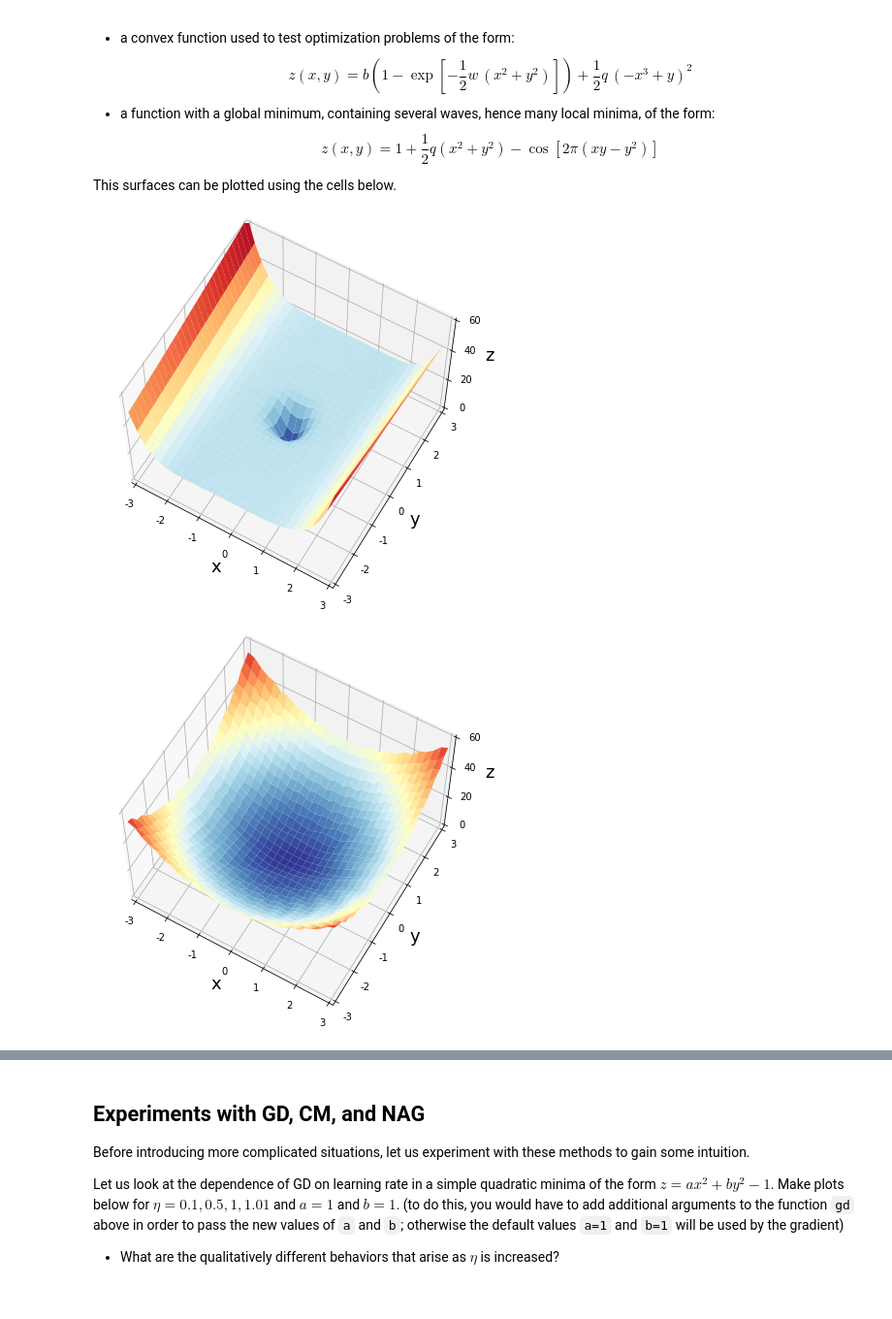
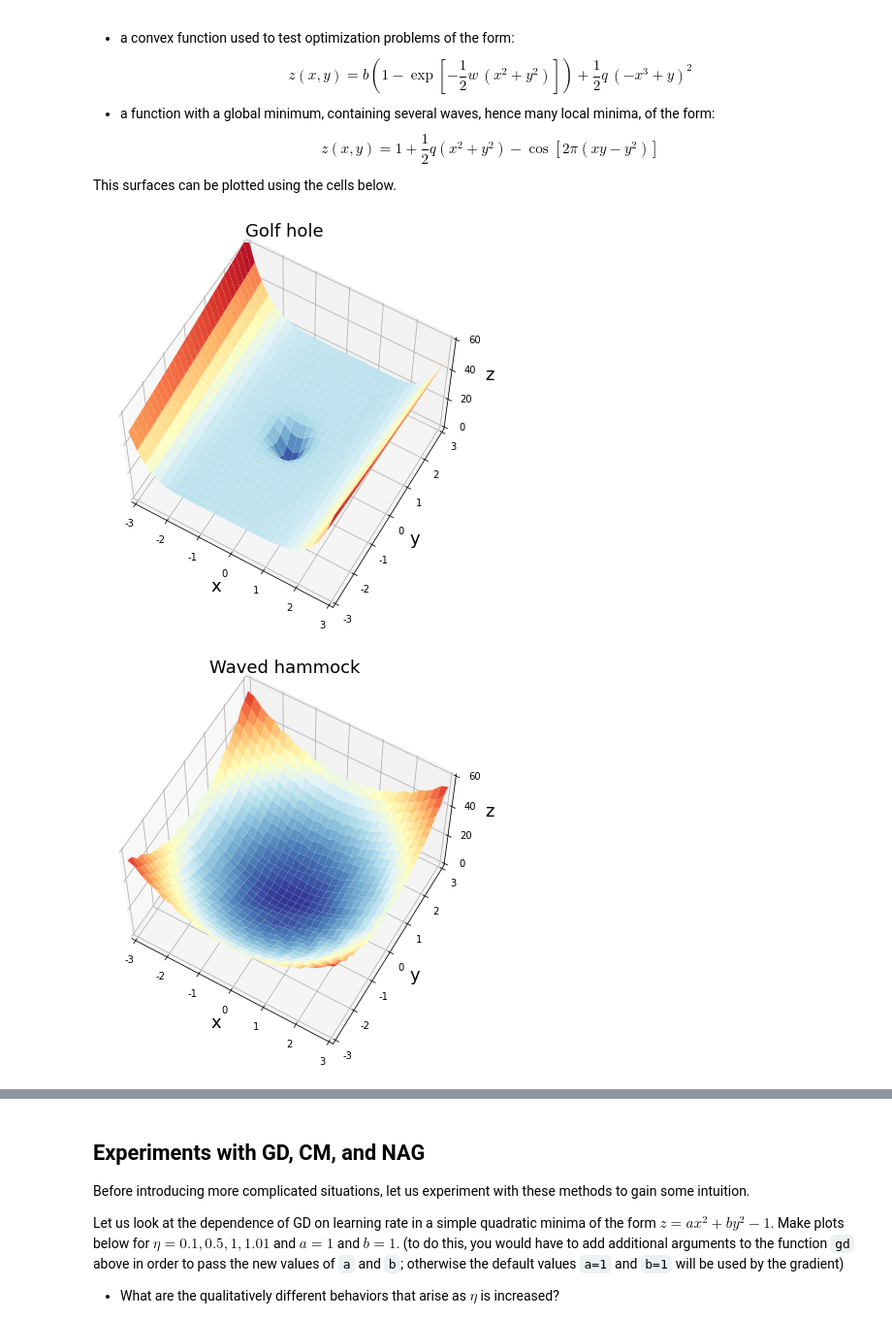
Before and after one commit to PaoloZinesi/ComputationalPhysics_modB, a Jupyter notebook: EX01_Gradient_Descent.ipynb, the cells around one changed output, grey strips where cells are left out. Shown at 97% size. Drawn from its saved outputs; the diff is of its cells as text; code cells hidden in the pictures; blank space fills up the shorter version.

```diff
--- a/EX01_Gradient_Descent.ipynb
+++ b/EX01_Gradient_Descent.ipynb
@@ -106,11 +108,11 @@ def overlay_trajectory_contour(ax,trajectory, label,color='k',lw=2):
 def golf_hole(x, y, b=20, w=10, q=1/10):
     return b*(1-np.exp(-0.5*w*(x**2+y**2)))+ 0.5*q*(-x**3+y)**2
 
-def grad_golf_hole(params, q=1/10, b=20):
+def grad_golf_hole(params, q=1/10, b=20, w=10):
     x=params[0]
     y=params[1]
-    grad_x= b*np.exp(-0.5*w*(x**2+y**2))*w*x - 3*q*x**2+(-x**3+y)
-    grad_y= grad_x= b*np.exp(-0.5*w*(x**2+y**2))*w*y + q*x**2+(-x**3+y)
+    grad_x= b*np.exp(-0.5*w*(x**2+y**2))*w*x - 3*q*x**2*(-x**3+y)
+    grad_y= b*np.exp(-0.5*w*(x**2+y**2))*w*y + q*(-x**3+y)
     return [grad_x,grad_y]
 
 # Define waved_hammock and its gradient
@@ -118,7 +120,7 @@ def grad_golf_hole(params, q=1/10, b=20):
 def waved_hammock(x, y, q=6):
     return 1+0.5*q*(x**2+y**2)-np.cos(2*np.pi*(x*y-y**2))
 
-def grad_waved_hammock(x, y, q=6):
+def grad_waved_hammock(params, q=6):
     x=params[0]
     y=params[1]
     grad_x= q*x + 2*np.pi*y*np.sin(2*np.pi*(x*y-y**2))
@@ -131,85 +133,63 @@ def contour_golf_hole():
     x, y = np.meshgrid(np.arange(-4.5, 4.5, 0.2), np.arange(-6, 6, 0.2))
     fig, ax = plt.subplots(figsize=(10, 6))
     z=golf_hole(x,y)
-    cax = ax.contour(x, y, z, levels=np.logspace(0, 5, 40), norm=LogNorm(), cmap="RdYlBu_r")#draw contour lines
+    cax = ax.contour(x, y, z, levels=np.logspace(0, 4, 50), norm=LogNorm(), cmap="RdYlBu_r")#draw contour lines
     ax.plot(0,0, 'r*', markersize=8)#The star
+
+    cbar = fig.colorbar(cax)
+    cbar.ax.set_ylabel('f(x, y)', fontsize=18)
 
     ax.set_xlabel('$x$')
     ax.set_ylabel('$y$')
+    ax.set_title('Golf hole', fontsize=18)
 
     ax.set_xlim((-4.5, 4.5))
     ax.set_ylim((-6, 6))
 
     return fig,ax
 
 # waved_hammok countour plot
 def contour_waved_hammock():
     #plot golf_hole function
     x, y = np.meshgrid(np.arange(-4.5, 4.5, 0.2), np.arange(-4.5, 4.5, 0.2))
     fig, ax = plt.subplots(figsize=(10, 6))
     z=waved_hammock(x,y)
-    cax = ax.contour(x, y, z, levels=np.logspace(0, 5, 35), norm=LogNorm(), cmap="RdYlBu_r")#draw contour lines
+    cax = ax.contour(x, y, z, levels=np.logspace(0, 4, 35), norm=LogNorm(), cmap="RdYlBu_r")#draw contour lines
     ax.plot(0,0, 'r*', markersize=18)#The star
+
+    cbar = fig.colorbar(cax)
+    cbar.ax.set_ylabel('f(x, y)', fontsize=18)
 
     ax.set_xlabel('$x$')
     ax.set_ylabel('$y$')
+    ax.set_title('Waved hammock', fontsize=18)
 
     ax.set_xlim((-4.5, 4.5))
     ax.set_ylim((-4.5, 4.5))
 
     return fig,ax
 
 #Make plots of surfaces
 plt.close() # closes previous plots
 x, y = np.mgrid[-3:3:31j, -3:3:31j]
 fig1,ax1=plot_surface(x,y,golf_hole(x,y))
 fig2,ax2=plot_surface(x,y,waved_hammock(x,y))
 
+ax1.set_title('Golf hole', fontsize=18)
+ax2.set_title('Waved hammock', fontsize=18)
+
 #Contour plot of the functions
 fig4,ax4 =contour_golf_hole()
 fig5,ax5 =contour_waved_hammock()
+
+ax4.set_xlim(-4,4)
+ax4.set_ylim(-4,4)
+ax4.set_aspect('equal')
+ax5.set_xlim(-4,4)
+ax5.set_ylim(-4,4)
+ax5.set_aspect('equal')
+
 plt.show()
-
-
-#redefine minima and beales function for later cells in the notebook
-def minima_surface(x,y,a=1,b=1):
-    return a*x**2+b*y**2-1
-
-
-def grad_minima_surface(params,a=1,b=1):
-    x=params[0]
-    y=params[1]
-    grad_x= 2*a*x
-    grad_y= 2*b*y
-    return [grad_x,grad_y]
-
-
-def beales_function(x,y):
-    return np.square(1.5-x+x*y)+np.square(2.25-x+x*y*y)+np.square(2.625-x+x*y**3)
-    return f
-
-def grad_beales_function(params):
-    x=params[0]
-    y=params[1]
-    grad_x=2*(1.5-x+x*y)*(-1+y)+2*(2.25-x+x*y**2)*(-1+y**2)+2*(2.625-x+x*y**3)*(-1+y**3)
-    grad_y=2*(1.5-x+x*y)*x+4*(2.25-x+x*y**2)*x*y+6*(2.625-x+x*y**3)*x*y**2
-    return [grad_x,grad_y]
-
-def contour_beales_function():
-    #plot beales function
-    x, y = np.meshgrid(np.arange(-4.5, 4.5, 0.2), np.arange(-4.5, 4.5, 0.2))
-    fig, ax = plt.subplots(figsize=(10, 6))
-    z=beales_function(x,y)
-    cax = ax.contour(x, y, z, levels=np.logspace(0, 5, 35), norm=LogNorm(), cmap="RdYlBu_r")#draw contour lines
-    ax.plot(3,0.5, 'r*', markersize=18)#The star
-
-    ax.set_xlabel('$x$')
-    ax.set_ylabel('$y$')
-
-    ax.set_xlim((-4.5, 4.5))
-    ax.set_ylim((-4.5, 4.5))
-
-    return fig,ax
 # %% [output]
-[figure, old version]
+[figure, new version]
-[figure, old version]
+[figure, new version]
```
Also changed, not shown: parts of 12 cells of this notebook, 1 other file.
